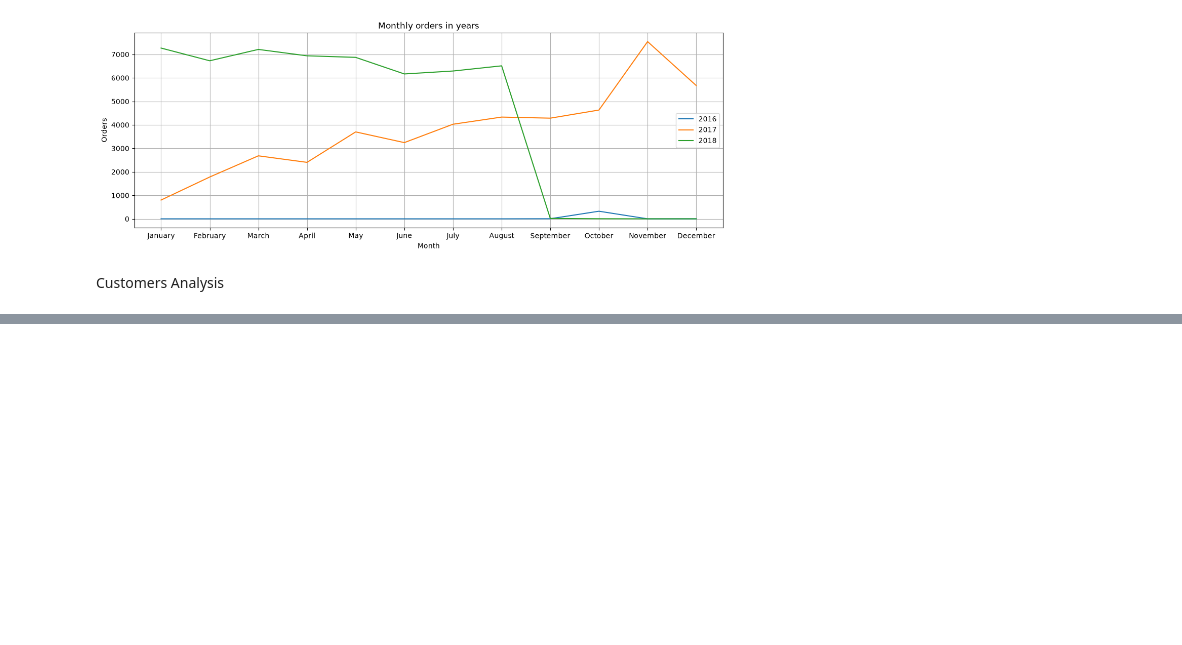
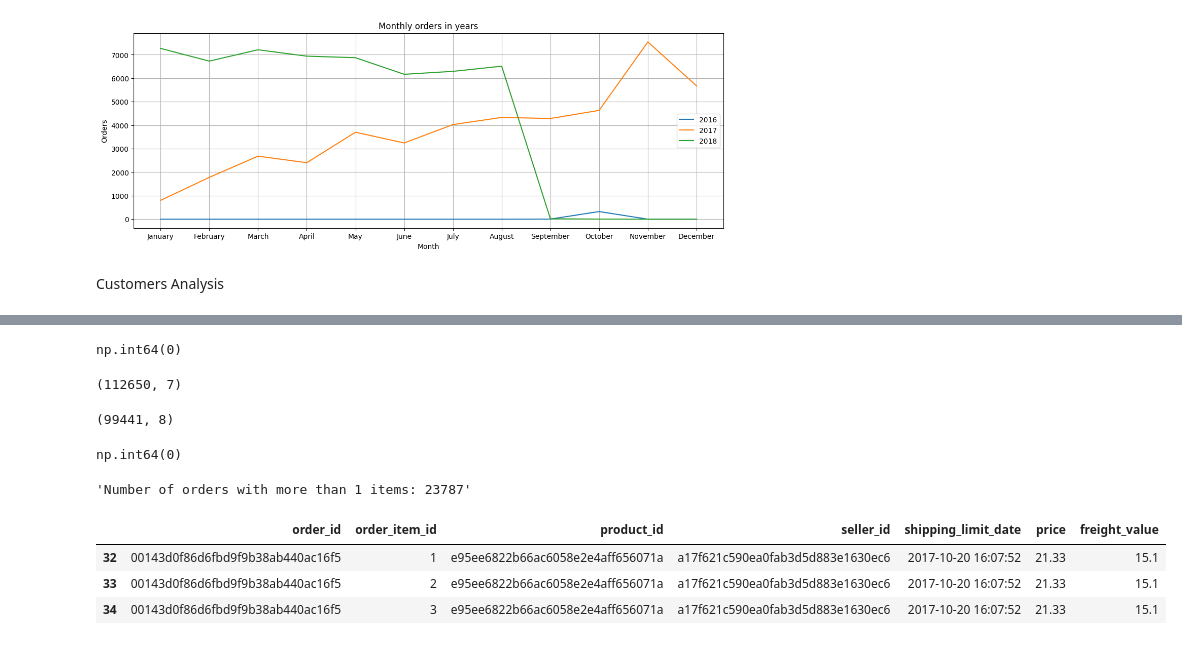
Before and after one commit to FinnMax/olist-python-eda, a Jupyter notebook: notebooks/03_EDA.ipynb, the cells around one changed output, grey strips where cells are left out. Drawn from its saved outputs; the diff is of its cells as text; code cells hidden in the pictures; blank space fills up the shorter version.

```diff
--- a/notebooks/03_EDA.ipynb
+++ b/notebooks/03_EDA.ipynb
@@ -361,0 +490,26 @@ dtype: int64
+# %%
+orders_with_itme_id_1 = orders_items_dataset[orders_items_dataset["order_item_id"] == 1]
+orders_with_itme_id_1["order_id"].duplicated().sum()
+# %% [output]
+np.int64(0)
+# %%
+display(orders_items_dataset.shape)
+display(orders_dataset.shape)
+## they have different number of rows, lets check why
+
+display(orders_dataset["order_id"].duplicated(keep=False).sum()) #no repeated orders, all orders are unique by "order_id"
+display(f"Number of orders with more than 1 items: {orders_items_dataset["order_id"].duplicated(keep=False).sum()}") #13984 repeated orders by order_id, lets check why they are repeated
+orders_items_dataset_repeated_orders = orders_items_dataset[orders_items_dataset["order_id"].duplicated(keep=False)]
+orders_items_dataset_repeated_orders["order_item_id"].value_counts()
+display(orders_items_dataset_repeated_orders[orders_items_dataset_repeated_orders["order_id"] == "00143d0f86d6fbd9f9b38ab440ac16f5"])
+
+display(orders_dataset[orders_dataset["order_id"] == "00143d0f86d6fbd9f9b38ab440ac16f5"])
+# %% [output]
+(112650, 7)
+(99441, 8)
+np.int64(0)
+'Number of orders with more than 1 items: 23787'
+|  | order_id | order_item_id | product_id | seller_id | shipping_limit_date | price | freight_value |
+| 32 | 00143d0f86d6fbd9f9b38ab440ac16f5 | 1 | e95ee6822b66ac6058e2e4aff656071a | a17f621c590ea0fab3d5d883e1630ec6 | 2017-10-20 16:07:52 | 21.33 | 15.1 |
+| 33 | 00143d0f86d6fbd9f9b38ab440ac16f5 | 2 | e95ee6822b66ac6058e2e4aff656071a | a17f621c590ea0fab3d5d883e1630ec6 | 2017-10-20 16:07:52 | 21.33 | 15.1 |
+| 34 | 00143d0f86d6fbd9f9b38ab440ac16f5 | 3 | e95ee6822b66ac6058e2e4aff656071a | a17f621c590ea0fab3d5d883e1630ec6 | 2017-10-20 16:07:52 | 21.33 | 15.1 |
```
Also changed, not shown: parts of 22 cells of this notebook.
